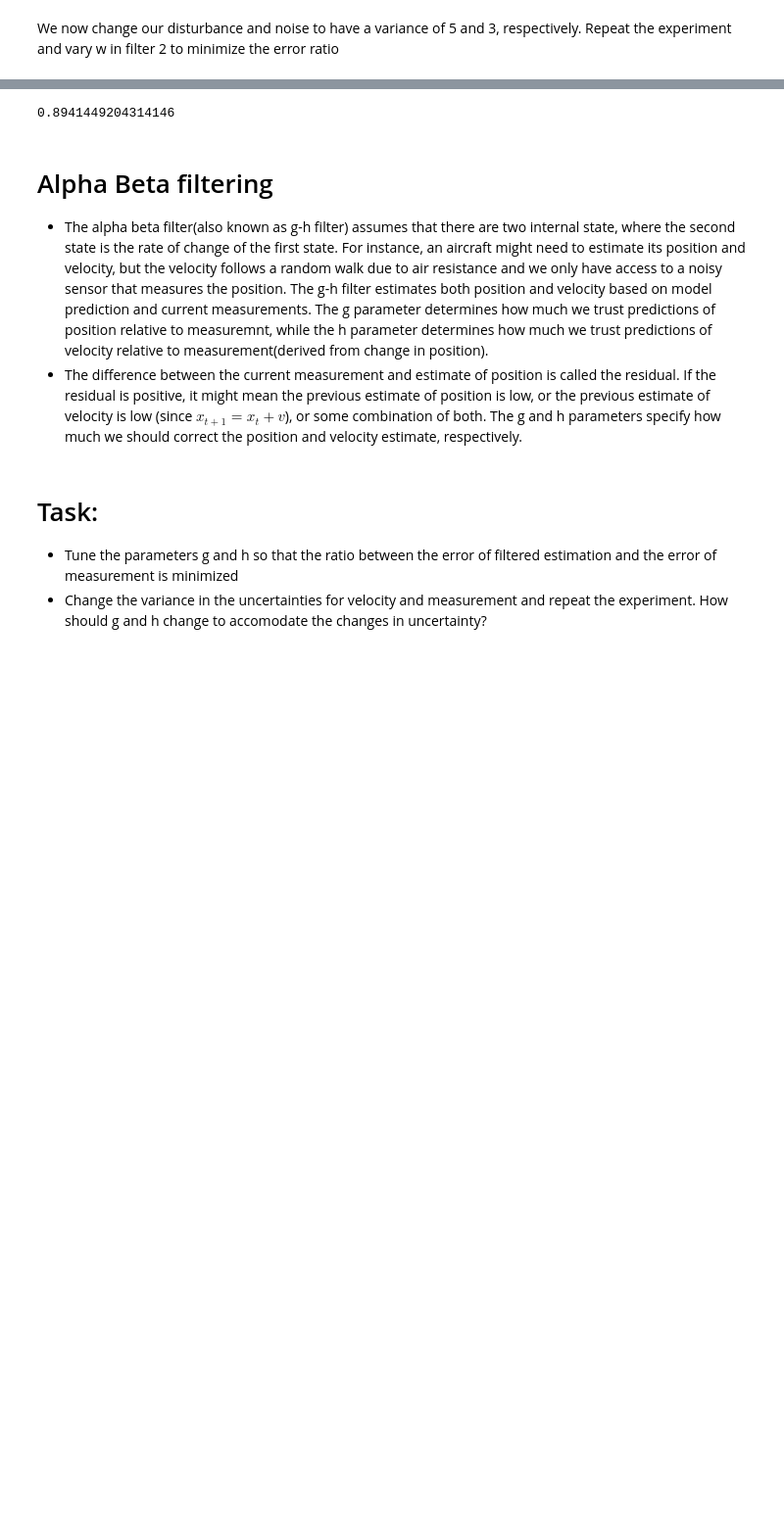
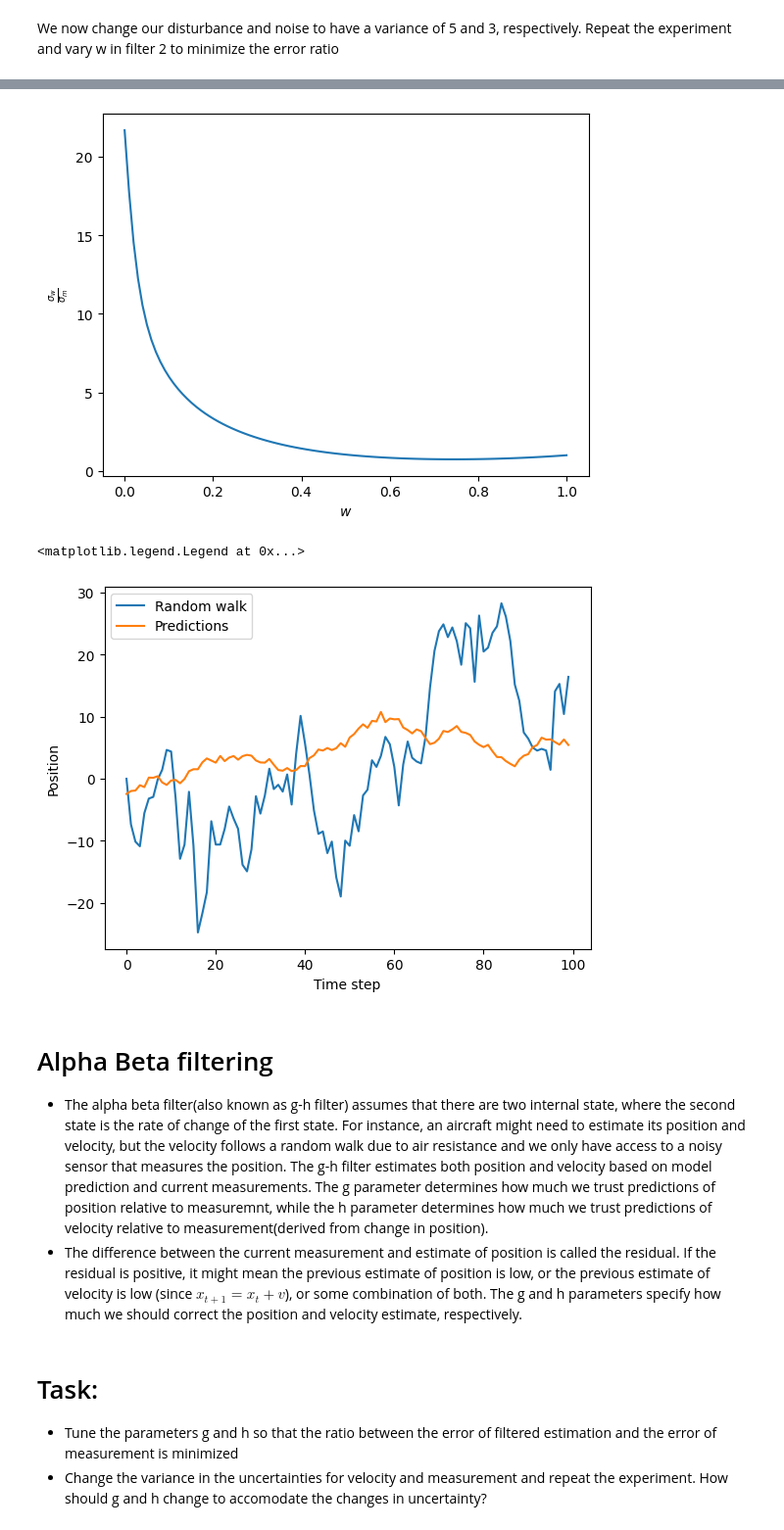
Before and after one commit to C-Kitching/Data-Science-Society, a Jupyter notebook: Week 4 - Kalman filter.ipynb, the cells around one changed output, grey strips where cells are left out. Shown at 98% size. Drawn from its saved outputs; the diff is of its cells as text; code cells hidden in the pictures; blank space fills up the shorter version.

```diff
--- a/Week 4 - Kalman filter.ipynb
+++ b/Week 4 - Kalman filter.ipynb
@@ -176,8 +176,27 @@ axs[1].plot(measurement)
-# %%
-error = error_ratio_for_given_w(rwalk, measurement, 0.9)
-print(error)
-# %% [output]
-0.8941449204314146
+# %%
+min_w, w_space, errors = minimum_w(rwalk, measurement)
+error, preds = error_ratio_for_given_w(rwalk, measurement, min_w)
+
+# plot w space against errors to show minimum point
+fig = plt.figure()
+ax = fig.add_subplot(111)
+ax.plot(w_space, errors)
+ax.set_xlabel(r"$w$")
+ax.set_ylabel(r'$\frac{\sigma_{w}}{\sigma_{m}}$', rotation = 90)
+plt.show()
+
+# plot predictions over actual value
+fig = plt.figure()
+ax = fig.add_subplot(111)
+ax.plot(rwalk, label = 'Random walk')
+ax.plot(rwalk_preds, label = 'Predictions')
+ax.set_xlabel("Time step")
+ax.set_ylabel("Position")
+ax.legend()
+# %% [output]
+[figure, added]
+<matplotlib.legend.Legend at 0x...>
+[figure, added]
 # %% [markdown]
 # Alpha Beta filtering
    - The alpha beta filter(also known as g-h filter) assumes that there are two internal state, where the second state is the rate of change of the first state. For instance, an aircraft might need to estimate its position and velocity, but the velocity follows a random walk due to air resistance and we only have access to a noisy sensor that measures the position. The g-h filter estimates both position and velocity based on model prediction and current measurements.  The g parameter determines how much we trust predictions of position relative to measuremnt, while the h parameter determines how much we trust predictions of velocity relative to measurement(derived from change in position).
```
Also changed, not shown: parts of 16 cells of this notebook.
